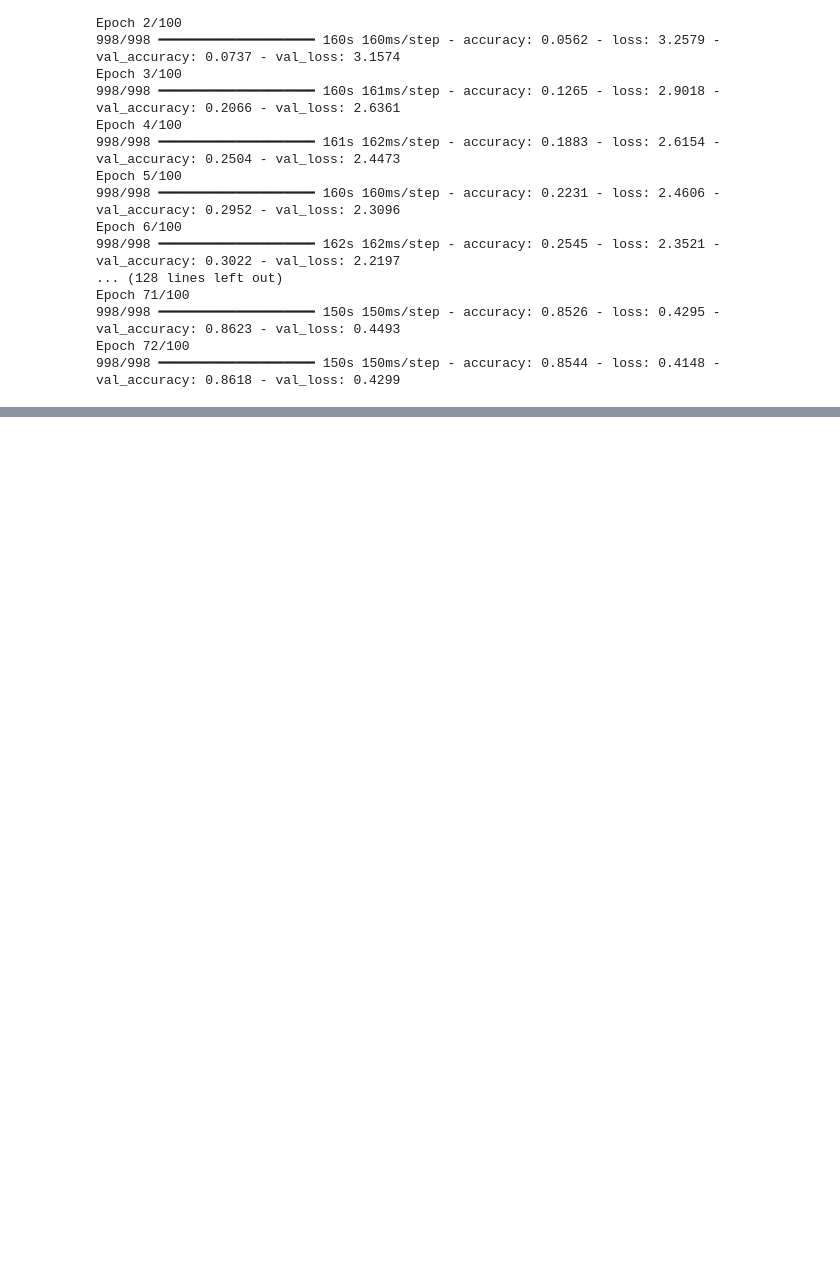
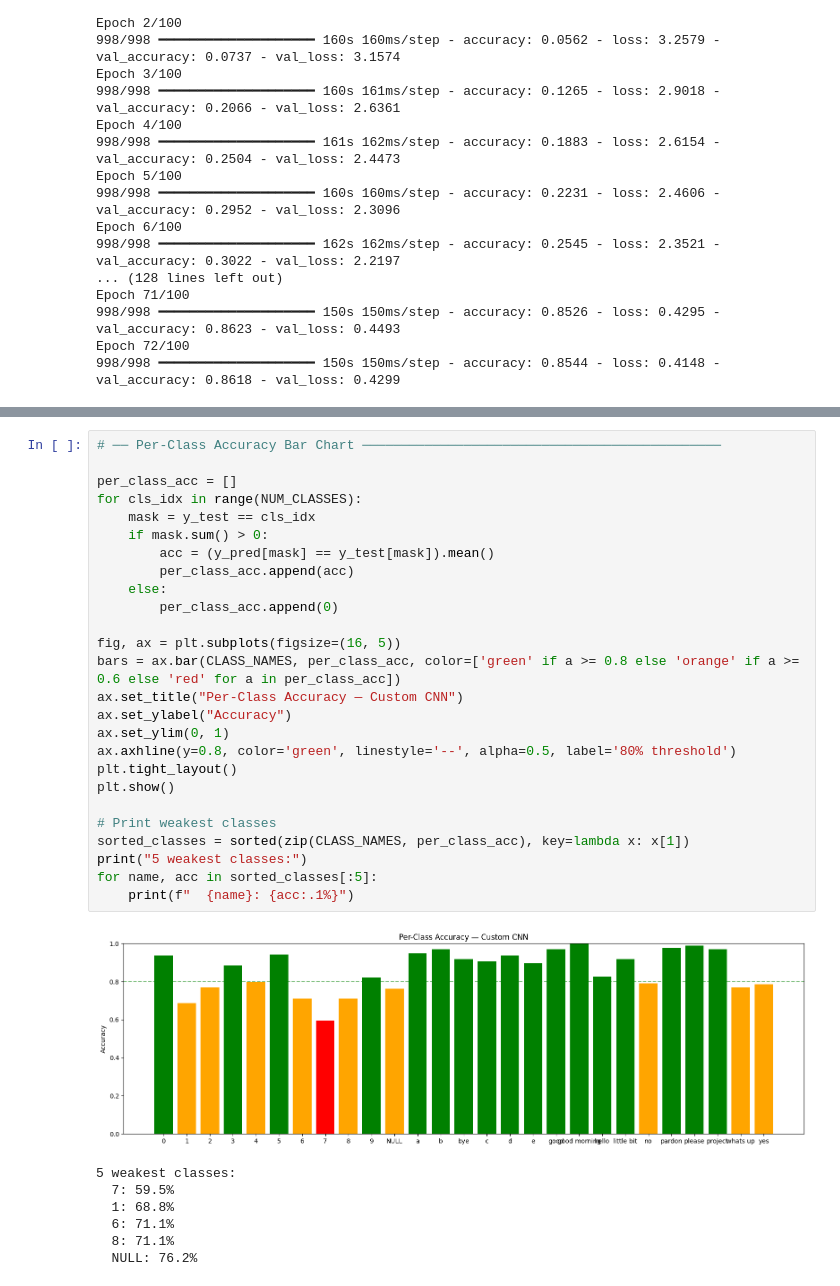
Before and after one commit to Jamato004/CS171-Final-Project, a Jupyter notebook: notebooks/sign_language_cnn.ipynb, the cells around one changed output, grey strips where cells are left out. Drawn from its saved outputs; the diff is of its cells as text; blank space fills up the shorter version.

```diff
--- a/sign_language_cnn.ipynb
+++ b/notebooks/sign_language_cnn.ipynb
@@ -559,0 +518,34 @@ weighted avg       0.86      0.86      0.86      4561
+# %%
+# ── Per-Class Accuracy Bar Chart ──────────────────────────────────────────────
+
+per_class_acc = []
+for cls_idx in range(NUM_CLASSES):
+    mask = y_test == cls_idx
+    if mask.sum() > 0:
+        acc = (y_pred[mask] == y_test[mask]).mean()
+        per_class_acc.append(acc)
+    else:
+        per_class_acc.append(0)
+
+fig, ax = plt.subplots(figsize=(16, 5))
+bars = ax.bar(CLASS_NAMES, per_class_acc, color=['green' if a >= 0.8 else 'orange' if a >= 0.6 else 'red' for a in per_class_acc])
+ax.set_title("Per-Class Accuracy — Custom CNN")
+ax.set_ylabel("Accuracy")
+ax.set_ylim(0, 1)
+ax.axhline(y=0.8, color='green', linestyle='--', alpha=0.5, label='80% threshold')
+plt.tight_layout()
+plt.show()
+
+# Print weakest classes
+sorted_classes = sorted(zip(CLASS_NAMES, per_class_acc), key=lambda x: x[1])
+print("5 weakest classes:")
+for name, acc in sorted_classes[:5]:
+    print(f"  {name}: {acc:.1%}")
+# %% [output]
+[figure, added]
+5 weakest classes:
+  7: 59.5%
+  1: 68.8%
+  6: 71.1%
+  8: 71.1%
+  NULL: 76.2%
```
Also changed, not shown: parts of 16 cells of this notebook, 5 other files.
